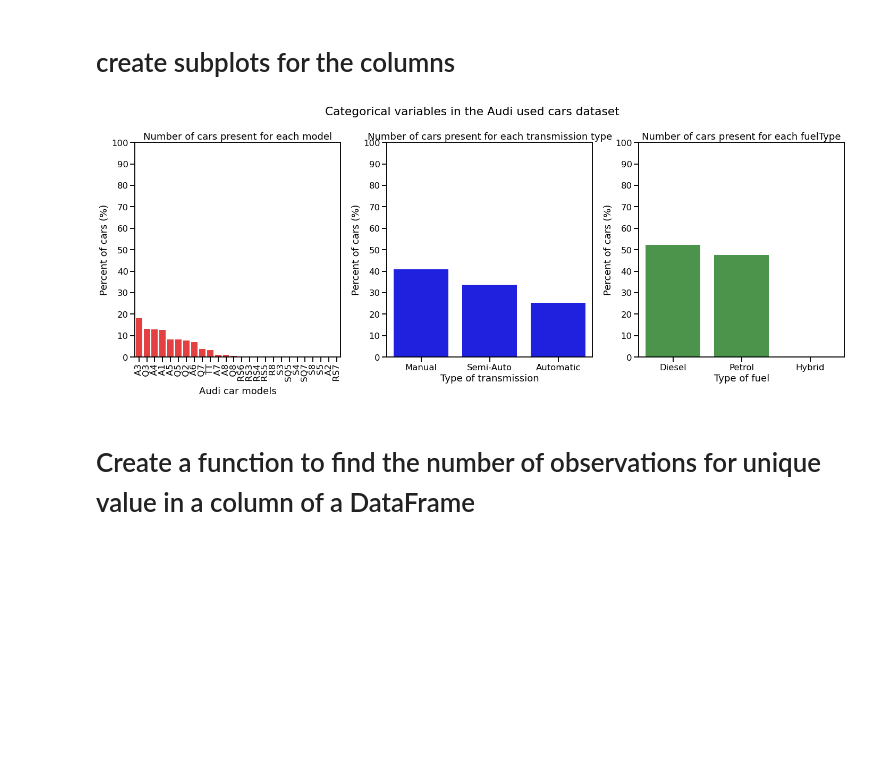
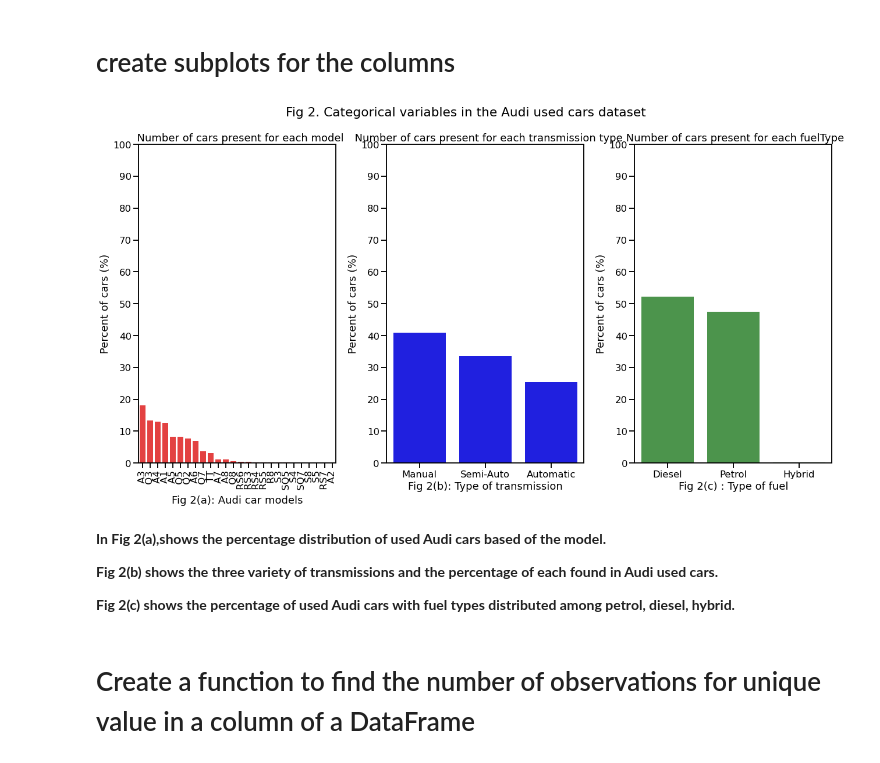
Before and after one commit to Israt055/audi_used_car_analysis-, a Jupyter notebook: audi_used_car_EDA.ipynb, the cells around one changed output. Cells and saved outputs as stored; diff of their text form; code cells hidden in the pictures; blank space fills up the shorter version.

```diff
--- a/audi_used_car_EDA.ipynb
+++ b/audi_used_car_EDA.ipynb
@@ -205,42 +262,60 @@ plt.show()
 # %% [markdown]
 # create subplots for the columns
 # %%
-plt.figure(figsize=(20,8))
+plt.figure(figsize=(18,10))
+#setting the size of the graph. (Width, Length/Height)
 
+# to create subplots means combine multiple graphs and show them together.
+# To position them correctly,use rows and columns numbers based on the graphs placements on the figure
+# (Number of rows, Number of column, position of the graph)
+# In total,there will be 3 graphs in 1 rows and 3 columns.
 plt.subplot(1,3,1)
 sns.barplot(x='model', y='% of cars', data=model_count, color='red', alpha=0.85)
 
 ##alpha=0.85 = opacity level
 
-plt.title("Number of cars present for each model")
-plt.xlabel("Audi car models")
+plt.title("  Number of cars present for each model")
+plt.xlabel("Fig 2(a): Audi car models")
 plt.ylabel("Percent of cars (%)")
 plt.xticks(rotation=90)
 plt.yticks(np.arange(0,101,10).tolist())
 
 #plt.yticks (np.arange (0, 101, step=10)) cover the range 0 to 101,will give a plot with 10 difference between each tick
 
 #tolist (), used to convert the data elements of an array into a list
 
 plt.subplot(1,3,2)
 sns.barplot(x='transmission', y='% of cars', data=transmission_count, color='blue')
-plt.title("Number of cars present for each transmission type")
-plt.xlabel("Type of transmission")
+plt.title("  Number of cars present for each transmission type")
+plt.xlabel("Fig 2(b): Type of transmission")
 plt.ylabel("Percent of cars (%)")
 plt.yticks(np.arange(0,101,10).tolist())
 
 plt.subplot(1,3,3)
 sns.barplot(x='fuel_type', y='% of cars', data=fuelType_count, color='green', alpha=0.75)
-plt.title("Number of cars present for each fuelType")
-plt.xlabel("Type of fuel")
+plt.title(" Number of cars present for each fuelType")
+plt.xlabel("Fig 2(c) : Type of fuel")
 plt.ylabel("Percent of cars (%)")
 plt.yticks(np.arange(0,101,10).tolist())
 
-plt.suptitle("Categorical variables in the Audi used cars dataset")
+
+
+
+
+plt.suptitle("Fig 2. Categorical variables in the Audi used cars dataset")
+
 plt.tight_layout()
+# tight_layout helps avoid overlapping of texts among graphs
+
 plt.show()
 # %% [output]
-[figure, old version]
+[figure, new version]
+# %% [markdown]
+**In Fig 2(a),shows the percentage distribution of used Audi cars based of the model.**
+
+**Fig 2(b) shows the three variety of transmissions and the percentage of each found in Audi used cars.**
+
+**Fig 2(c) shows the percentage of used Audi cars with fuel types distributed among petrol, diesel, hybrid.**
 # %% [markdown]
 #  Create a function to find the number of observations for unique value in a column of a DataFrame
 # %%
```
Also changed, not shown: parts of 31 cells of this notebook.
